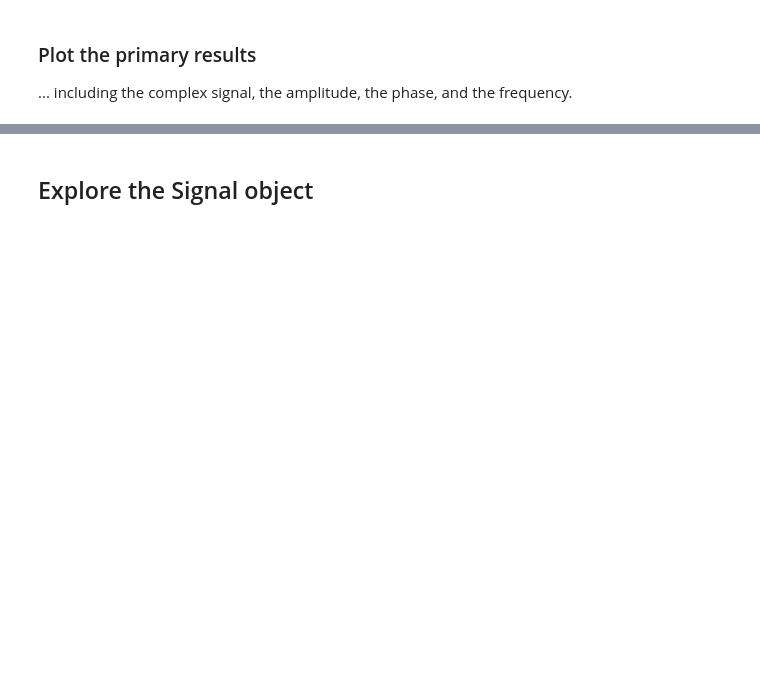
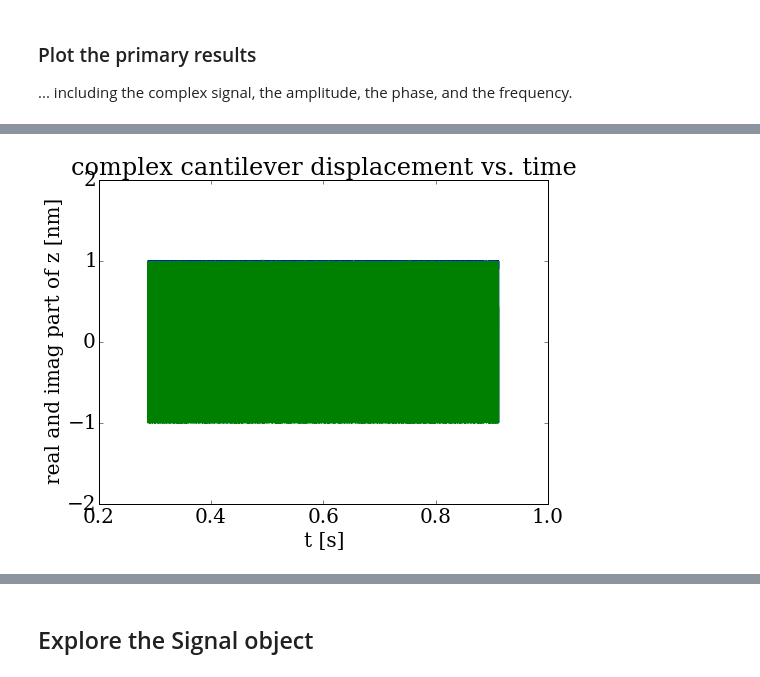
Before and after one commit to JohnMarohn/FreqDemod, a Jupyter notebook: freqdemod/docs/freqdemod-quickstart-1.ipynb, the cells around one changed output, grey strips where cells are left out. Saved outputs shown, nothing was run; the diff lists cells and outputs as text; code cells hidden in the pictures; blank space fills up the shorter version.

```diff
--- a/freqdemod/docs/freqdemod-quickstart-1.ipynb
+++ b/freqdemod/docs/freqdemod-quickstart-1.ipynb
@@ -184,0 +151,4 @@ S.plot('workup/fit/y', LaTeX=latex)
+# %%
+s.plot('workup/time/z', LaTeX=latex, component='both')
+# %% [output]
+[figure, added]
```
Also changed, not shown: parts of 24 cells of this notebook, 1 other file.
